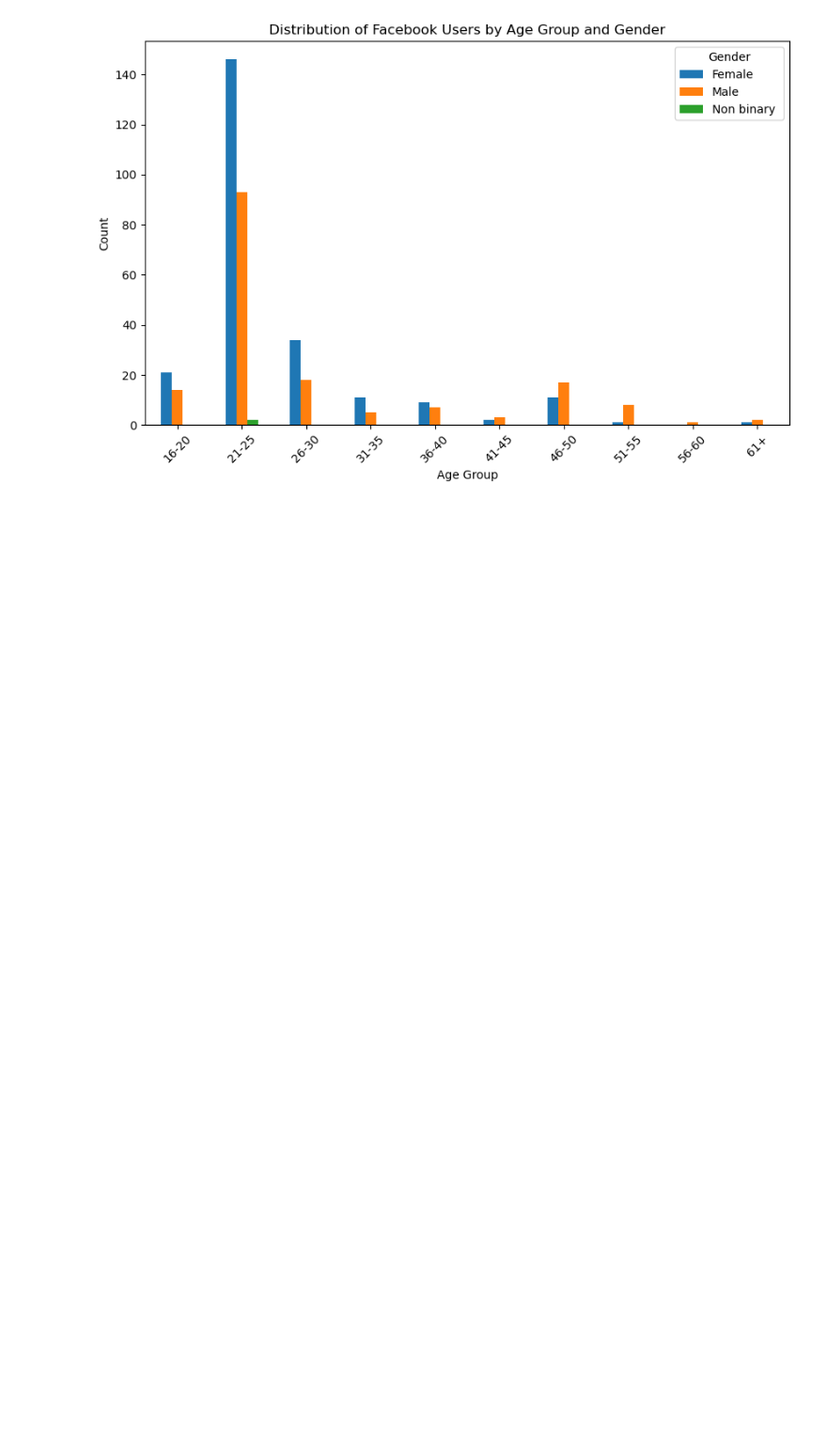
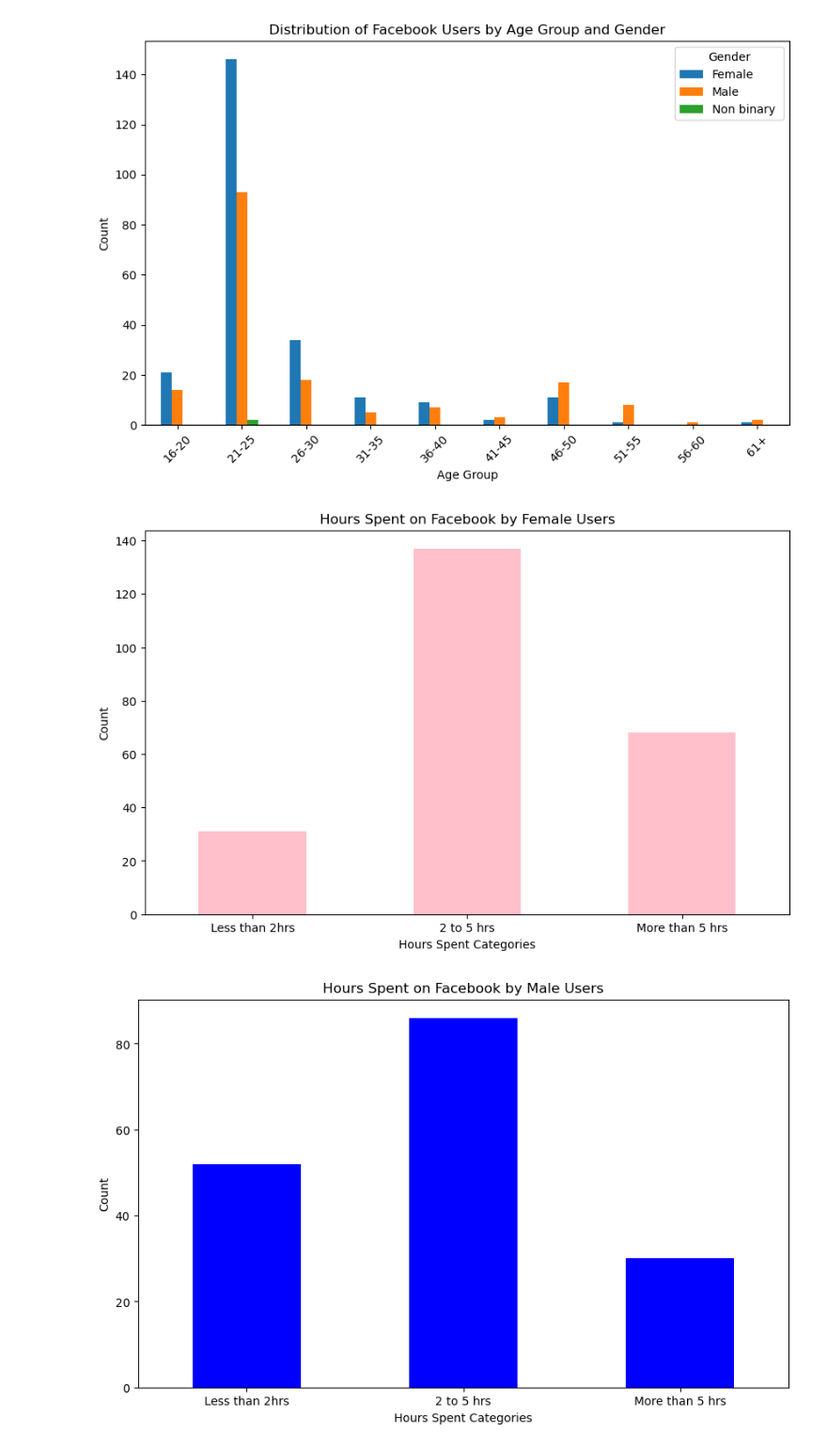
Before and after one commit to emilyfaris/social-media-mental-health-project, a Jupyter notebook: PROJECT 3 - MB.ipynb, the cells around one changed output. Shown at 94% size. Saved outputs shown, nothing was run; the diff lists cells and outputs as text; code cells hidden in the pictures; blank space fills up the shorter version.

```diff
--- a/PROJECT 3 - MB.ipynb
+++ b/PROJECT 3 - MB.ipynb
@@ -181,0 +164,50 @@ plt.show()
+# %%
+# Plot hours spent on Facebook vs Gender
+
+# Filter the original DataFrame for Facebook users
+facebook_users = df[df['Facebook'] == 1]
+
+# Filter Facebook users by gender
+female_users = facebook_users[facebook_users['Gender'] == 'Female']
+male_users = facebook_users[facebook_users['Gender'] == 'Male']
+non_binary_users = facebook_users[facebook_users['Gender'] == 'Non-binary']
+trans_users = facebook_users[facebook_users['Gender'] == 'Trans']
+
+# Plot for female users
+plt.figure(figsize=(10, 6))
+female_users[['Less than 2hrs', '2 to 5 hrs', 'More than 5 hrs']].sum().plot(kind='bar', color='pink')
+plt.title('Hours Spent on Facebook by Female Users')
+plt.xlabel('Hours Spent Categories')
+plt.ylabel('Count')
+plt.xticks(rotation=0)
+plt.show()
+
+# Plot for male users
+plt.figure(figsize=(10, 6))
+male_users[['Less than 2hrs', '2 to 5 hrs', 'More than 5 hrs']].sum().plot(kind='bar', color='blue')
+plt.title('Hours Spent on Facebook by Male Users')
+plt.xlabel('Hours Spent Categories')
+plt.ylabel('Count')
+plt.xticks(rotation=0)
+plt.show()
+
+# Plot for non-binary users
+plt.figure(figsize=(10, 6))
+non_binary_users[['Less than 2hrs', '2 to 5 hrs', 'More than 5 hrs']].sum().plot(kind='bar', color='purple')
+plt.title('Hours Spent on Facebook by Non-binary Users')
+plt.xlabel('Hours Spent Categories')
+plt.ylabel('Count')
+plt.xticks(rotation=0)
+plt.show()
+
+# Plot for trans users
+plt.figure(figsize=(10, 6))
+trans_users[['Less than 2hrs', '2 to 5 hrs', 'More than 5 hrs']].sum().plot(kind='bar', color='green')
+plt.title('Hours Spent on Facebook by Trans Users')
+plt.xlabel('Hours Spent Categories')
+plt.ylabel('Count')
+plt.xticks(rotation=0)
+plt.show()
+# %% [output]
+[figure, added]
+[figure, added]
```
Also changed, not shown: parts of 15 cells of this notebook.
